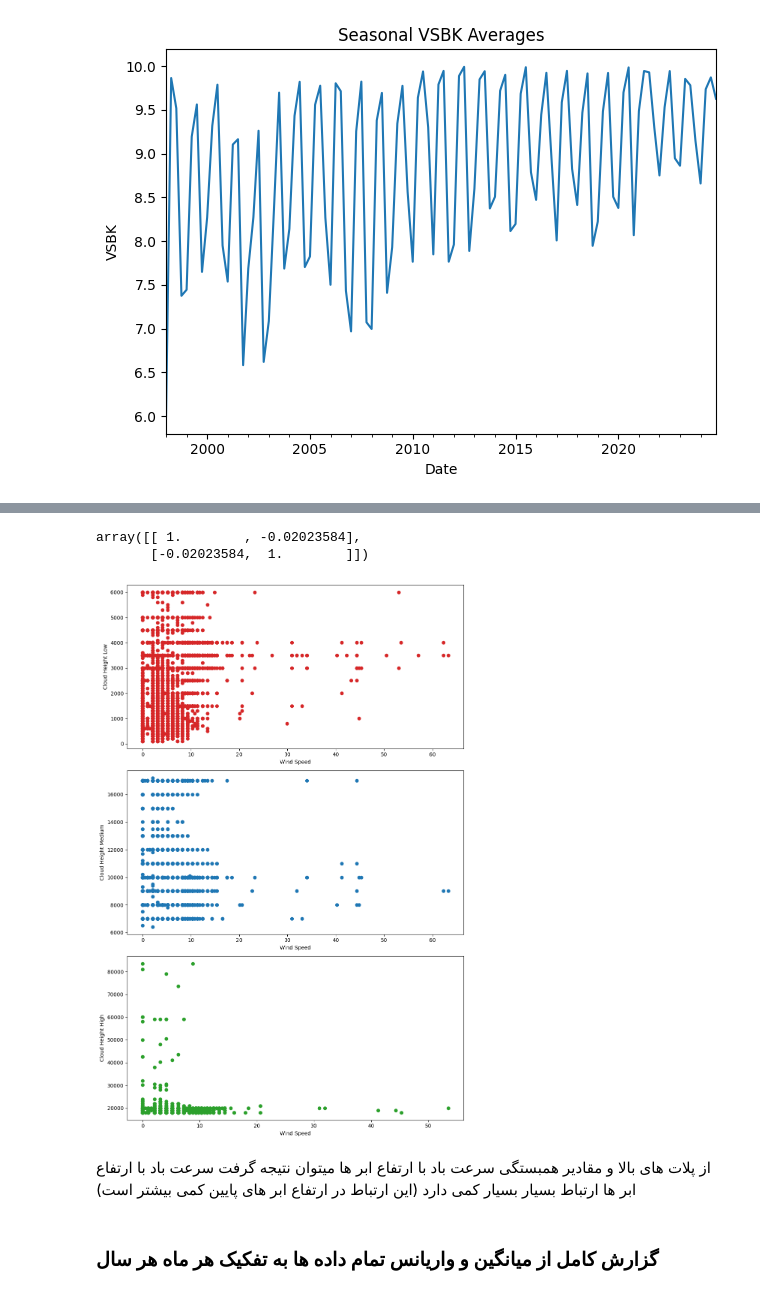
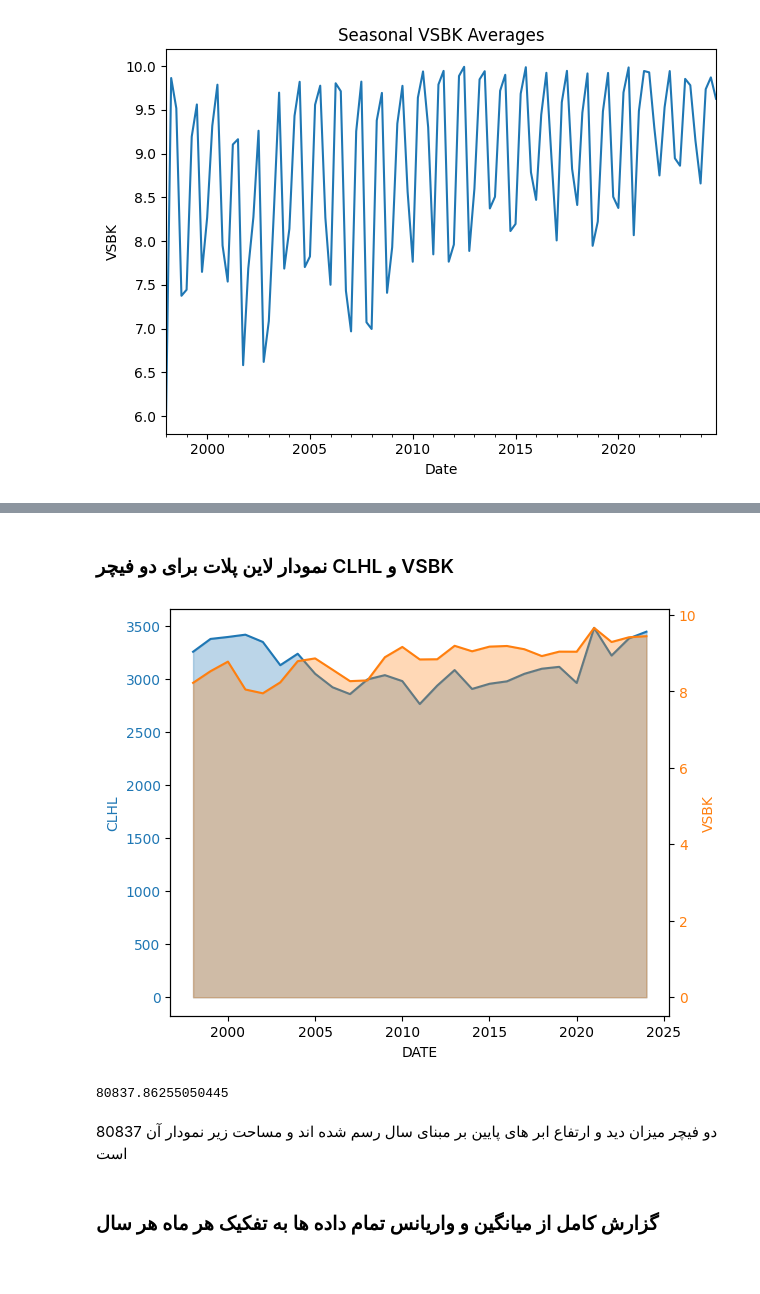
Before and after one commit to sajadkarimii/Meteorological-Data-Analysis-from-OIMM-Station, a Jupyter notebook: OIMM.ipynb, the cells around one changed output, grey strips where cells are left out. Cells and saved outputs as stored; diff of their text form; code cells hidden in the pictures.

Commit message:
The area under the VSBK and CLHL charts

```diff
--- a/OIMM.ipynb
+++ b/OIMM.ipynb
@@ -184,26 +172,2 @@ dtype: float64
-# %%
-# همبستگی سرعت باد با میانگین ارتفاع ابر ها
-np.corrcoef(data.dropna(subset=['SPED', 'CLHL', 'CLHM', 'CLHH'])['SPED'].astype(float),data.dropna(subset=['SPED', 'CLHL', 'CLHM', 'CLHH'])[['CLHL','CLHM','CLHH']].astype(float).mean(axis=1))
-# %% [output]
-array([[ 1.        , -0.02023584],
-       [-0.02023584,  1.        ]])
-# %%
-fig, (ax1, ax2,ax3) = plt.subplots(3, 1, figsize=(10, 15))
-ax1.scatter(data['SPED'].astype(float), data['CLHL'].astype(float), color='tab:red')
-ax1.set_xlabel('Wind Speed')
-ax1.set_ylabel('Cloud Height Low')
-
-ax2.scatter(data['SPED'].astype(float), data['CLHM'].astype(float), color='tab:blue')
-ax2.set_xlabel('Wind Speed')
-ax2.set_ylabel('Cloud Height Medium')
-
-ax3.scatter(data['SPED'].astype(float), data['CLHH'].astype(float), color='tab:green')
-ax3.set_xlabel('Wind Speed')
-ax3.set_ylabel('Cloud Height High')
-
-plt.tight_layout()
-plt.show()
-# %% [output]
-[figure, removed]
-# %% [markdown]
-از پلات های بالا و مقادیر همبستگی سرعت باد با ارتفاع ابر ها میتوان نتیجه گرفت سرعت باد با ارتفاع ابر ها ارتباط بسیار بسیار کمی دارد (این ارتباط در ارتفاع ابر های پایین کمی بیشتر است)
+# %% [markdown]
+### نمودار لاین پلات برای دو فیچر CLHL و VSBK
@@ -209,0 +176,18 @@ plt.show()
+# %%
+fig, ax1 = plt.subplots()
+
+ax1.set_xlabel('DATE')
+ax1.set_ylabel('CLHL', color='tab:blue')
+ax1.plot(data['Year'].unique(), data[['Year','CLHL']].astype(float).groupby('Year').mean()['CLHL'], color='tab:blue', label='CLHL')
+ax1.fill_between(data['Year'].unique(), data[['Year', 'CLHL']].astype(float).groupby('Year').mean()['CLHL'], color='tab:blue', alpha=0.3)
+ax1.tick_params(axis='y', labelcolor='tab:blue')
+
+ax2 = ax1.twinx()
+ax2.set_ylabel('VSBK', color='tab:orange')
+ax2.plot(data['Year'].unique(), data[['Year','VSBK']].astype(float).groupby('Year').mean()['VSBK'], color='tab:orange', label='VSBK')
+ax2.fill_between(data['Year'].unique(), data[['Year', 'VSBK']].astype(float).groupby('Year').mean()['VSBK'], color='tab:orange', alpha=0.3)
+ax2.tick_params(axis='y', labelcolor='tab:orange')
+fig.tight_layout()
+plt.show()
+# %% [output]
+[figure, added]
@@ -210,3 +198,9 @@ plt.show()
+# %%
+area
+# %% [output]
+80837.86255050445
+# %% [markdown]
+دو فیچر میزان دید و ارتفاع ابر های پایین بر مبنای سال رسم شده اند و مساحت زیر نمودار آن 80837 است
 # %% [markdown]
 ### گزارش کامل از میانگین و واریانس تمام داده ها به تفکیک هر ماه هر سال
 # %%
```
Also changed, not shown: parts of 13 cells of this notebook.
